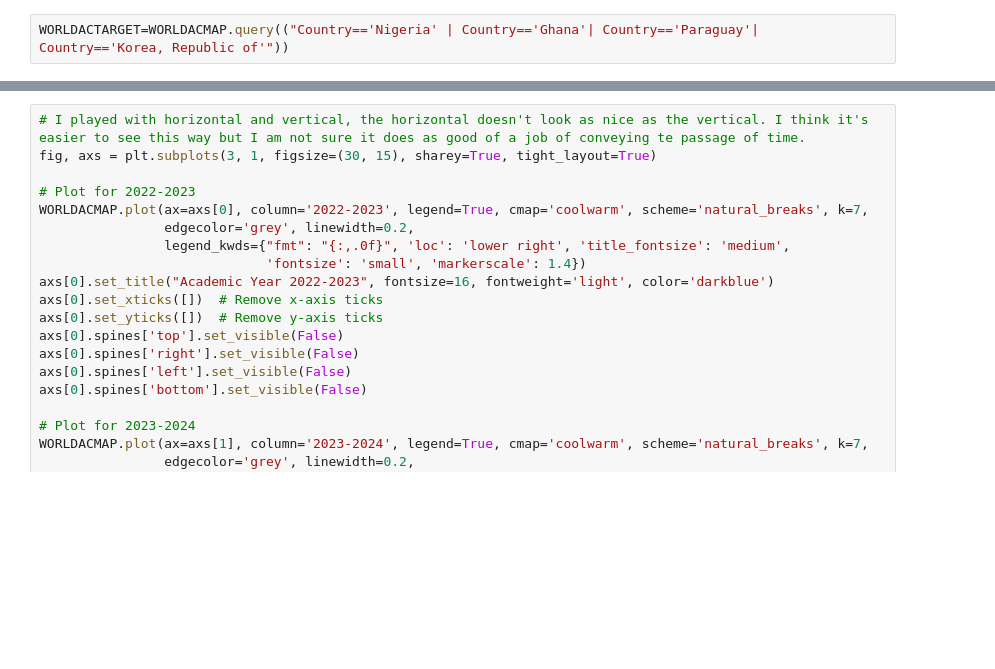
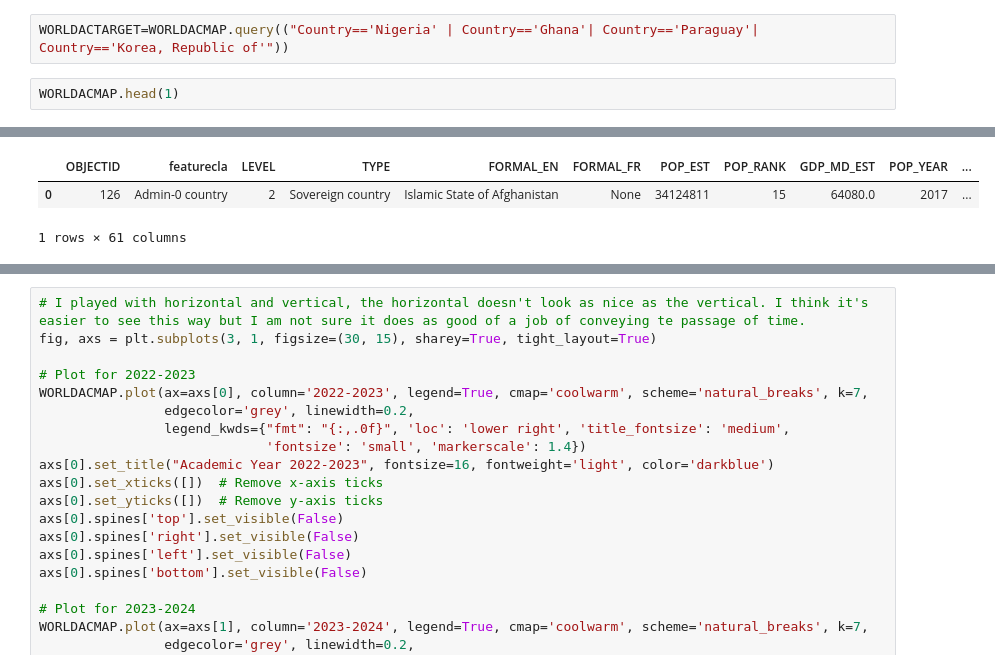
Before and after one commit to ewattudo/gis, a Jupyter notebook: PS3.ipynb, the cells around one changed output, grey strips where cells are left out. Saved outputs shown, nothing was run; the diff lists cells and outputs as text; blank space fills up the shorter version.

```diff
--- a/PS3.ipynb
+++ b/PS3.ipynb
@@ -352,3 +369,6 @@ plt.show()
 [figure]
 # %%
 WORLDACTARGET=WORLDACMAP.query(("Country=='Nigeria' | Country=='Ghana'| Country=='Paraguay'| Country=='Korea, Republic of'"))
+# %%
+WORLDACMAP.head(1)
+# %% [output]
@@ -354,0 +376,3 @@ WORLDACTARGET=WORLDACMAP.query(("Country=='Nigeria' | Country=='Ghana'| Country=
+|  | OBJECTID | featurecla | LEVEL | TYPE | FORMAL_EN | FORMAL_FR | POP_EST | POP_RANK | GDP_MD_EST | POP_YEAR | ... |
+| 0 | 126 | Admin-0 country | 2 | Sovereign country | Islamic State of Afghanistan | None | 34124811 | 15 | 64080.0 | 2017 | ... |
+1 rows × 61 columns
```
Also changed, not shown: parts of 6 cells of this notebook.
